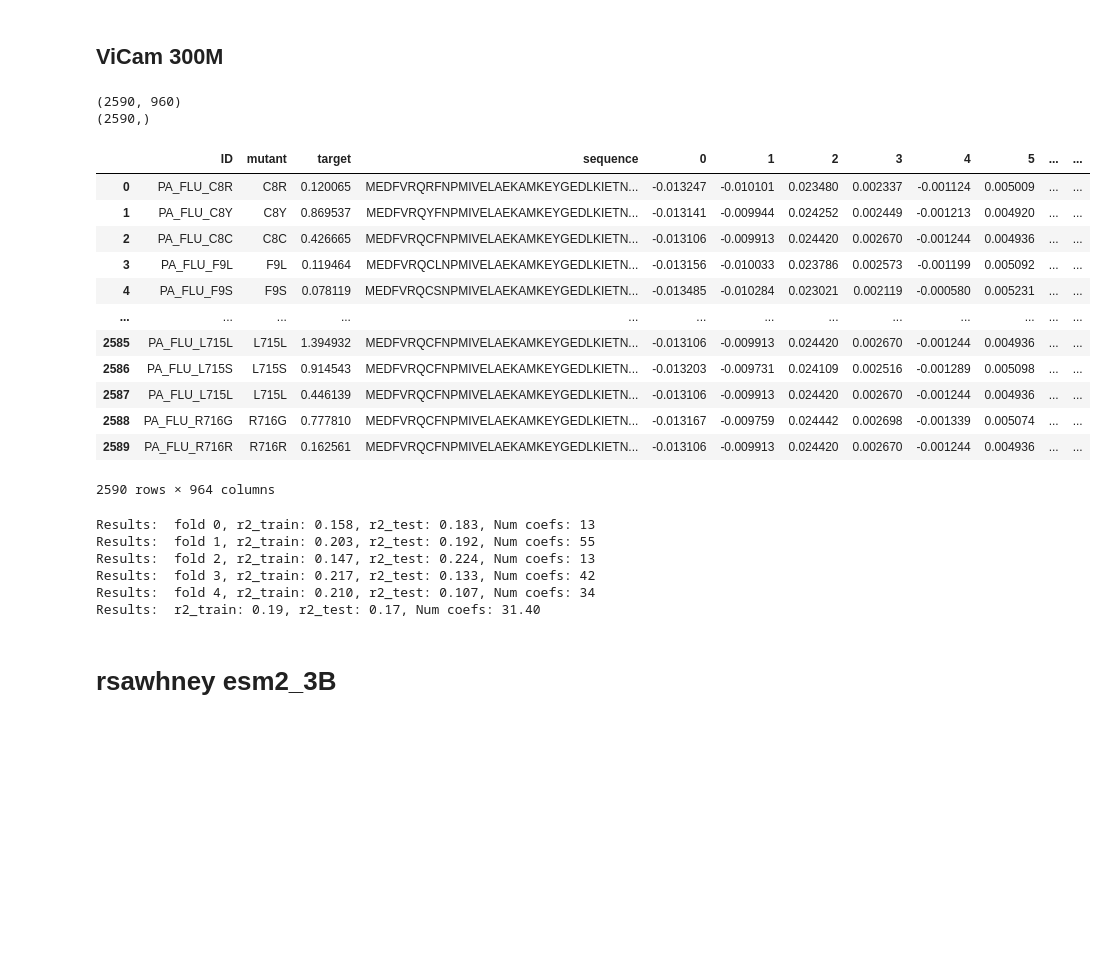
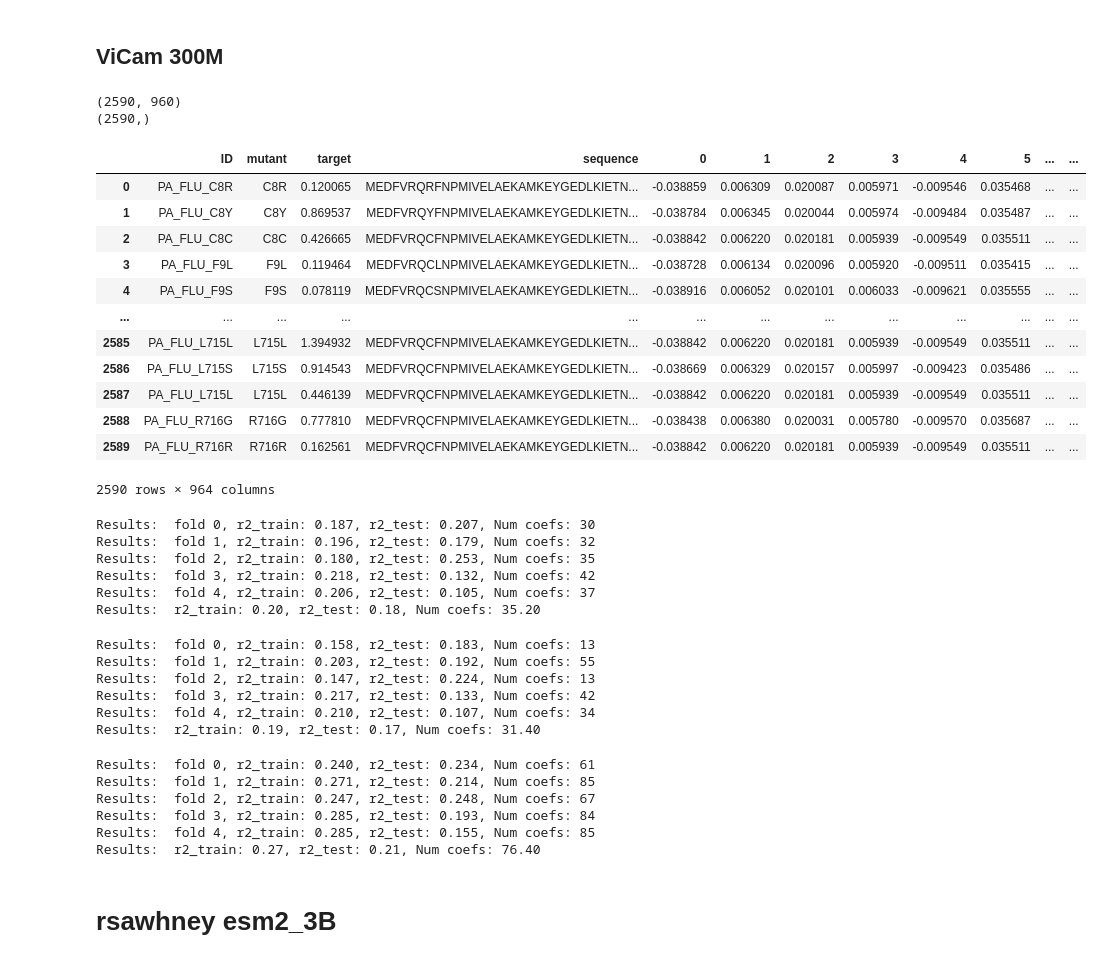
Before and after one commit to ziul-bio/DMS-SiteEffect-PLM, a Jupyter notebook: notebooks/ViCAM.ipynb, the cells around one changed output. Drawn from its saved outputs; the diff is of its cells as text; code cells hidden in the pictures; blank space fills up the shorter version.

```diff
--- a/notebooks/ViCAM.ipynb
+++ b/notebooks/ViCAM.ipynb
@@ -363,42 +363,65 @@ Results:  r2_train: 0.04, r2_test: 0.02, Num coefs: 18.00
 # %%
 metadata = pd.read_csv("../data/DMS_mut_metadata/PA_FLU_Sun2015_metadata.csv", index_col=0)
 
-embeddings = pd.DataFrame(torch.load('../embeddings/ViCAM/CRVDBv29_maxLen2046_20aa_Full_RLRP_lr1e6/PA_FLU_Sun2015_embeddings.pt')).T
+#embeddings = pd.DataFrame(torch.load('../embeddings/vicam_300m/CRVDBv29_maxLen2046_20aa_Full_lr1e6/PA_FLU_Sun2015_embeddings.pt', map_location=torch.device('cpu'))).T
+#embeddings = pd.DataFrame(torch.load('../embeddings/vicam_300m/CRVDBv29_maxLen2046_20aa_Full_RLRP_lr1e6/PA_FLU_Sun2015_embeddings.pt', map_location=torch.device('cpu'))).T
+embeddings = pd.DataFrame(torch.load('../embeddings/ViCAM/CRVDBv29_maxLen1022_Full_lr5e4_RLRP/PA_FLU_Sun2015_embeddings.pt', map_location=torch.device('cpu'))).T
 embeddings.reset_index(inplace=True)
 embeddings.rename(columns={"index": "ID"}, inplace=True)
 
 
 data = metadata.merge(embeddings, how='inner', left_on='ID', right_on='ID')
 target = data['target']
 features = data.iloc[:, metadata.shape[1]:]
 features = features_scaler(features)
 print(features.shape)
 print(target.shape)
 data
 # %% [output]
 (2590, 960)
 (2590,)
 |  | ID | mutant | target | sequence | 0 | 1 | 2 | 3 | 4 | 5 | ... | ... |
-| 0 | PA_FLU_C8R | C8R | 0.120065 | MEDFVRQRFNPMIVELAEKAMKEYGEDLKIETN... | -0.013247 | -0.010101 | 0.023480 | 0.002337 | -0.001124 | 0.005009 | ... | ... |
-| 1 | PA_FLU_C8Y | C8Y | 0.869537 | MEDFVRQYFNPMIVELAEKAMKEYGEDLKIETN... | -0.013141 | -0.009944 | 0.024252 | 0.002449 | -0.001213 | 0.004920 | ... | ... |
-| 2 | PA_FLU_C8C | C8C | 0.426665 | MEDFVRQCFNPMIVELAEKAMKEYGEDLKIETN... | -0.013106 | -0.009913 | 0.024420 | 0.002670 | -0.001244 | 0.004936 | ... | ... |
-| 3 | PA_FLU_F9L | F9L | 0.119464 | MEDFVRQCLNPMIVELAEKAMKEYGEDLKIETN... | -0.013156 | -0.010033 | 0.023786 | 0.002573 | -0.001199 | 0.005092 | ... | ... |
-| 4 | PA_FLU_F9S | F9S | 0.078119 | MEDFVRQCSNPMIVELAEKAMKEYGEDLKIETN... | -0.013485 | -0.010284 | 0.023021 | 0.002119 | -0.000580 | 0.005231 | ... | ... |
+| 0 | PA_FLU_C8R | C8R | 0.120065 | MEDFVRQRFNPMIVELAEKAMKEYGEDLKIETN... | -0.038859 | 0.006309 | 0.020087 | 0.005971 | -0.009546 | 0.035468 | ... | ... |
+| 1 | PA_FLU_C8Y | C8Y | 0.869537 | MEDFVRQYFNPMIVELAEKAMKEYGEDLKIETN... | -0.038784 | 0.006345 | 0.020044 | 0.005974 | -0.009484 | 0.035487 | ... | ... |
+| 2 | PA_FLU_C8C | C8C | 0.426665 | MEDFVRQCFNPMIVELAEKAMKEYGEDLKIETN... | -0.038842 | 0.006220 | 0.020181 | 0.005939 | -0.009549 | 0.035511 | ... | ... |
+| 3 | PA_FLU_F9L | F9L | 0.119464 | MEDFVRQCLNPMIVELAEKAMKEYGEDLKIETN... | -0.038728 | 0.006134 | 0.020096 | 0.005920 | -0.009511 | 0.035415 | ... | ... |
+| 4 | PA_FLU_F9S | F9S | 0.078119 | MEDFVRQCSNPMIVELAEKAMKEYGEDLKIETN... | -0.038916 | 0.006052 | 0.020101 | 0.006033 | -0.009621 | 0.035555 | ... | ... |
 | ... | ... | ... | ... | ... | ... | ... | ... | ... | ... | ... | ... | ... |
-| 2585 | PA_FLU_L715L | L715L | 1.394932 | MEDFVRQCFNPMIVELAEKAMKEYGEDLKIETN... | -0.013106 | -0.009913 | 0.024420 | 0.002670 | -0.001244 | 0.004936 | ... | ... |
-| 2586 | PA_FLU_L715S | L715S | 0.914543 | MEDFVRQCFNPMIVELAEKAMKEYGEDLKIETN... | -0.013203 | -0.009731 | 0.024109 | 0.002516 | -0.001289 | 0.005098 | ... | ... |
-| 2587 | PA_FLU_L715L | L715L | 0.446139 | MEDFVRQCFNPMIVELAEKAMKEYGEDLKIETN... | -0.013106 | -0.009913 | 0.024420 | 0.002670 | -0.001244 | 0.004936 | ... | ... |
-| 2588 | PA_FLU_R716G | R716G | 0.777810 | MEDFVRQCFNPMIVELAEKAMKEYGEDLKIETN... | -0.013167 | -0.009759 | 0.024442 | 0.002698 | -0.001339 | 0.005074 | ... | ... |
-| 2589 | PA_FLU_R716R | R716R | 0.162561 | MEDFVRQCFNPMIVELAEKAMKEYGEDLKIETN... | -0.013106 | -0.009913 | 0.024420 | 0.002670 | -0.001244 | 0.004936 | ... | ... |
+| 2585 | PA_FLU_L715L | L715L | 1.394932 | MEDFVRQCFNPMIVELAEKAMKEYGEDLKIETN... | -0.038842 | 0.006220 | 0.020181 | 0.005939 | -0.009549 | 0.035511 | ... | ... |
+| 2586 | PA_FLU_L715S | L715S | 0.914543 | MEDFVRQCFNPMIVELAEKAMKEYGEDLKIETN... | -0.038669 | 0.006329 | 0.020157 | 0.005997 | -0.009423 | 0.035486 | ... | ... |
+| 2587 | PA_FLU_L715L | L715L | 0.446139 | MEDFVRQCFNPMIVELAEKAMKEYGEDLKIETN... | -0.038842 | 0.006220 | 0.020181 | 0.005939 | -0.009549 | 0.035511 | ... | ... |
+| 2588 | PA_FLU_R716G | R716G | 0.777810 | MEDFVRQCFNPMIVELAEKAMKEYGEDLKIETN... | -0.038438 | 0.006380 | 0.020031 | 0.005780 | -0.009570 | 0.035687 | ... | ... |
+| 2589 | PA_FLU_R716R | R716R | 0.162561 | MEDFVRQCFNPMIVELAEKAMKEYGEDLKIETN... | -0.038842 | 0.006220 | 0.020181 | 0.005939 | -0.009549 | 0.035511 | ... | ... |
 2590 rows × 964 columns
+# %%
+# CRVDBv29_maxLen2046_20aa_Full_lr1e6
+r2s_train, maes_train, rmses_train, r2s_test, maes_test, rmses_test, rhos_train, rhos_test, folds, num_nonzero_coefs = run_regression(features, target)
+# %% [output]
+Results:  fold 0, r2_train: 0.187, r2_test: 0.207, Num coefs: 30
+Results:  fold 1, r2_train: 0.196, r2_test: 0.179, Num coefs: 32
+Results:  fold 2, r2_train: 0.180, r2_test: 0.253, Num coefs: 35
+Results:  fold 3, r2_train: 0.218, r2_test: 0.132, Num coefs: 42
+Results:  fold 4, r2_train: 0.206, r2_test: 0.105, Num coefs: 37
+Results:  r2_train: 0.20, r2_test: 0.18, Num coefs: 35.20
+# %%
+# CRVDBv29_maxLen2046_20aa_Full_RLRP_lr1e6
+r2s_train, maes_train, rmses_train, r2s_test, maes_test, rmses_test, rhos_train, rhos_test, folds, num_nonzero_coefs = run_regression(features, target)
+# %% [output]
+Results:  fold 0, r2_train: 0.158, r2_test: 0.183, Num coefs: 13
+Results:  fold 1, r2_train: 0.203, r2_test: 0.192, Num coefs: 55
+Results:  fold 2, r2_train: 0.147, r2_test: 0.224, Num coefs: 13
+Results:  fold 3, r2_train: 0.217, r2_test: 0.133, Num coefs: 42
+Results:  fold 4, r2_train: 0.210, r2_test: 0.107, Num coefs: 34
+Results:  r2_train: 0.19, r2_test: 0.17, Num coefs: 31.40
 # %%
+# CRVDBv29_maxLen1022_Full_lr5e4_RLRP
 r2s_train, maes_train, rmses_train, r2s_test, maes_test, rmses_test, rhos_train, rhos_test, folds, num_nonzero_coefs = run_regression(features, target)
 # %% [output]
-Results:  fold 0, r2_train: 0.158, r2_test: 0.183, Num coefs: 13
-Results:  fold 1, r2_train: 0.203, r2_test: 0.192, Num coefs: 55
-Results:  fold 2, r2_train: 0.147, r2_test: 0.224, Num coefs: 13
-Results:  fold 3, r2_train: 0.217, r2_test: 0.133, Num coefs: 42
-Results:  fold 4, r2_train: 0.210, r2_test: 0.107, Num coefs: 34
-Results:  r2_train: 0.19, r2_test: 0.17, Num coefs: 31.40
+Results:  fold 0, r2_train: 0.240, r2_test: 0.234, Num coefs: 61
+Results:  fold 1, r2_train: 0.271, r2_test: 0.214, Num coefs: 85
+Results:  fold 2, r2_train: 0.247, r2_test: 0.248, Num coefs: 67
+Results:  fold 3, r2_train: 0.285, r2_test: 0.193, Num coefs: 84
+Results:  fold 4, r2_train: 0.285, r2_test: 0.155, Num coefs: 85
+Results:  r2_train: 0.27, r2_test: 0.21, Num coefs: 76.40
 # %% [markdown]
 # rsawhney esm2_3B
```
Also changed, not shown: parts of 11 cells of this notebook, 6 other files.
